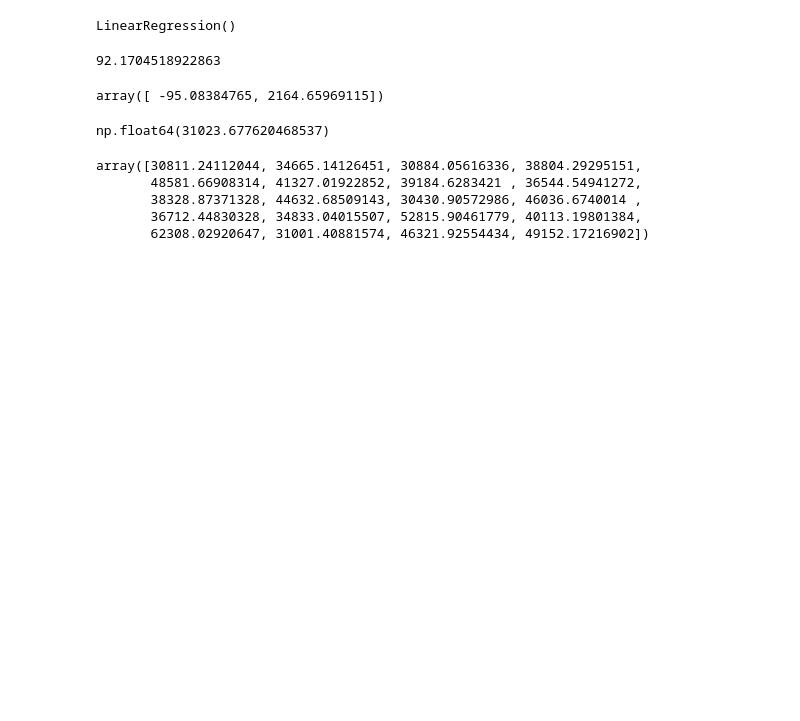
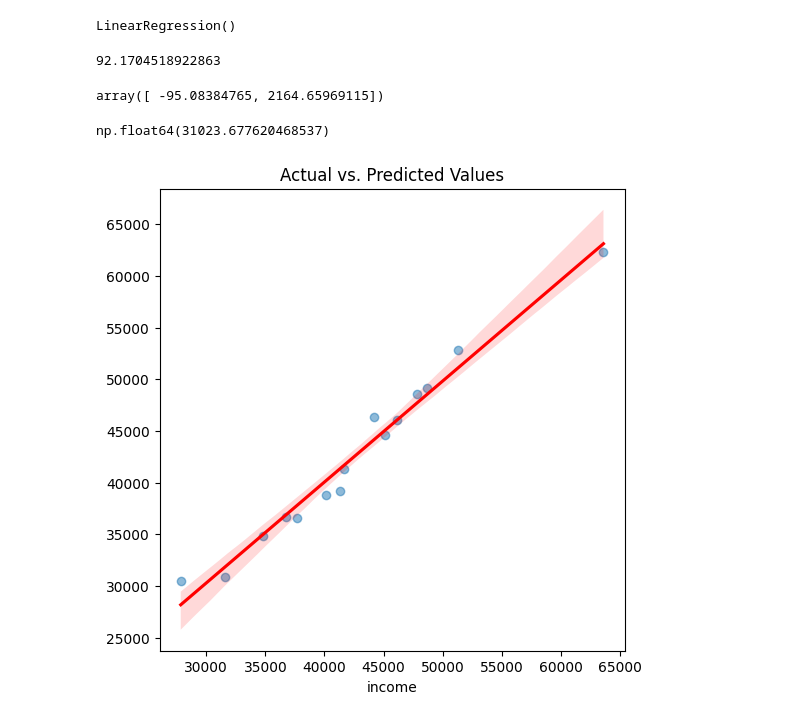
Before and after one commit to sanjay-r-0508/Data_Science_Notes, a Jupyter notebook: supervised_learning_in_ml/multiple_regression.ipynb, the cells around one changed output. Drawn from its saved outputs; the diff is of its cells as text; code cells hidden in the pictures; blank space fills up the shorter version.

Commit message:
correct graph for multiple linear regression

```diff
--- a/supervised_learning_in_ml/multiple_regression.ipynb
+++ b/supervised_learning_in_ml/multiple_regression.ipynb
@@ -56,13 +56,12 @@ array([ -95.08384765, 2164.65969115])
 lr.intercept_
 # %% [output]
 np.float64(31023.677620468537)
-# %%
-lr.predict(x)
-# %% [output]
-array([30811.24112044, 34665.14126451, 30884.05616336, 38804.29295151,
-       48581.66908314, 41327.01922852, 39184.6283421 , 36544.54941272,
-       38328.87371328, 44632.68509143, 30430.90572986, 46036.6740014 ,
-       36712.44830328, 34833.04015507, 52815.90461779, 40113.19801384,
-       62308.02920647, 31001.40881574, 46321.92554434, 49152.17216902])
+# %%
+y_prd = lr.predict(x_train)
 # %%
-sns.scatterplot(x)
+plt.figure(figsize=(6, 6))
+sns.regplot(x=y_train, y= y_prd, scatter_kws={'alpha':0.5}, line_kws={'color':'red', 'linestyle':'-'})
+plt.title("Actual vs. Predicted Values")
+plt.show()
+# %% [output]
+[figure, added]
```
